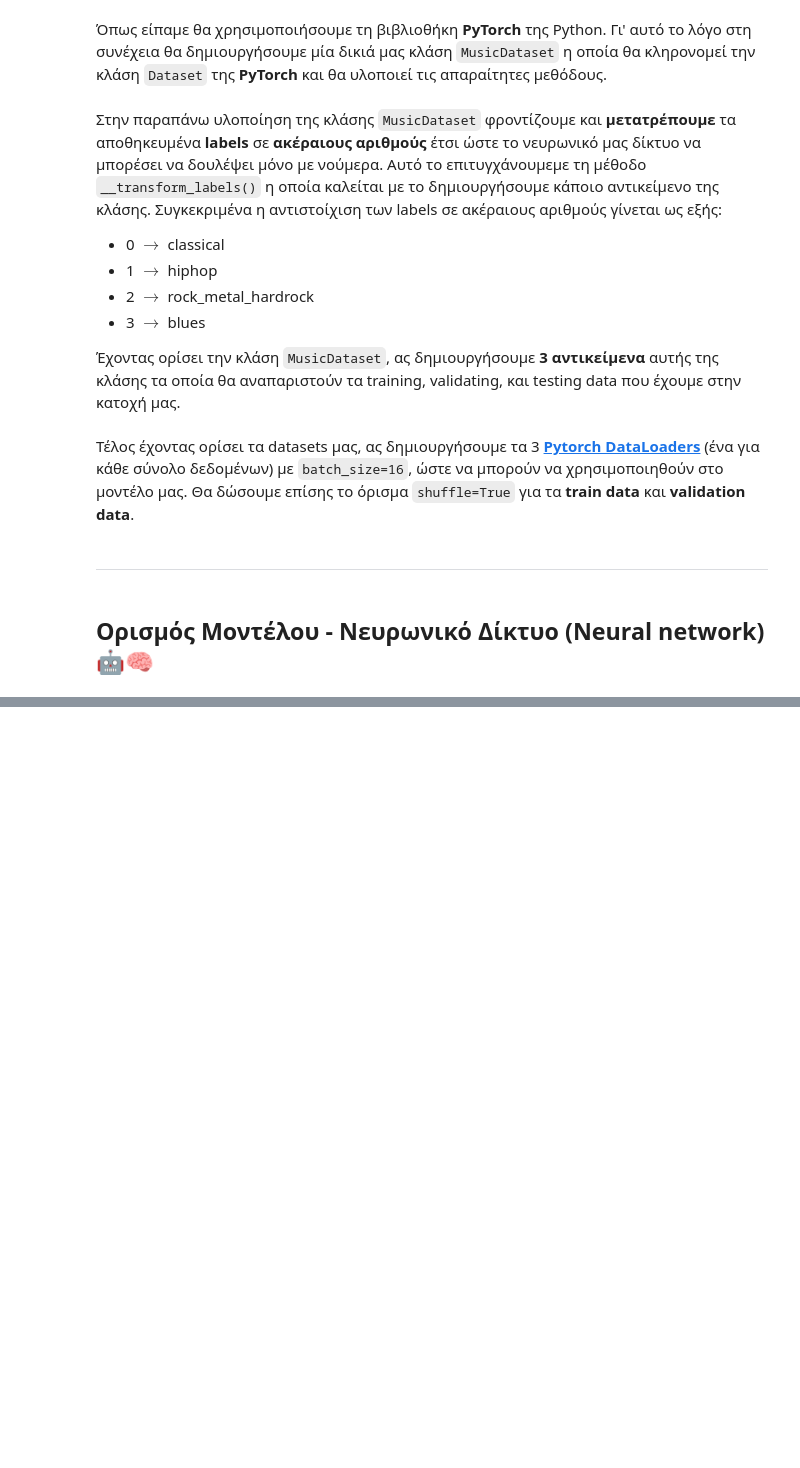
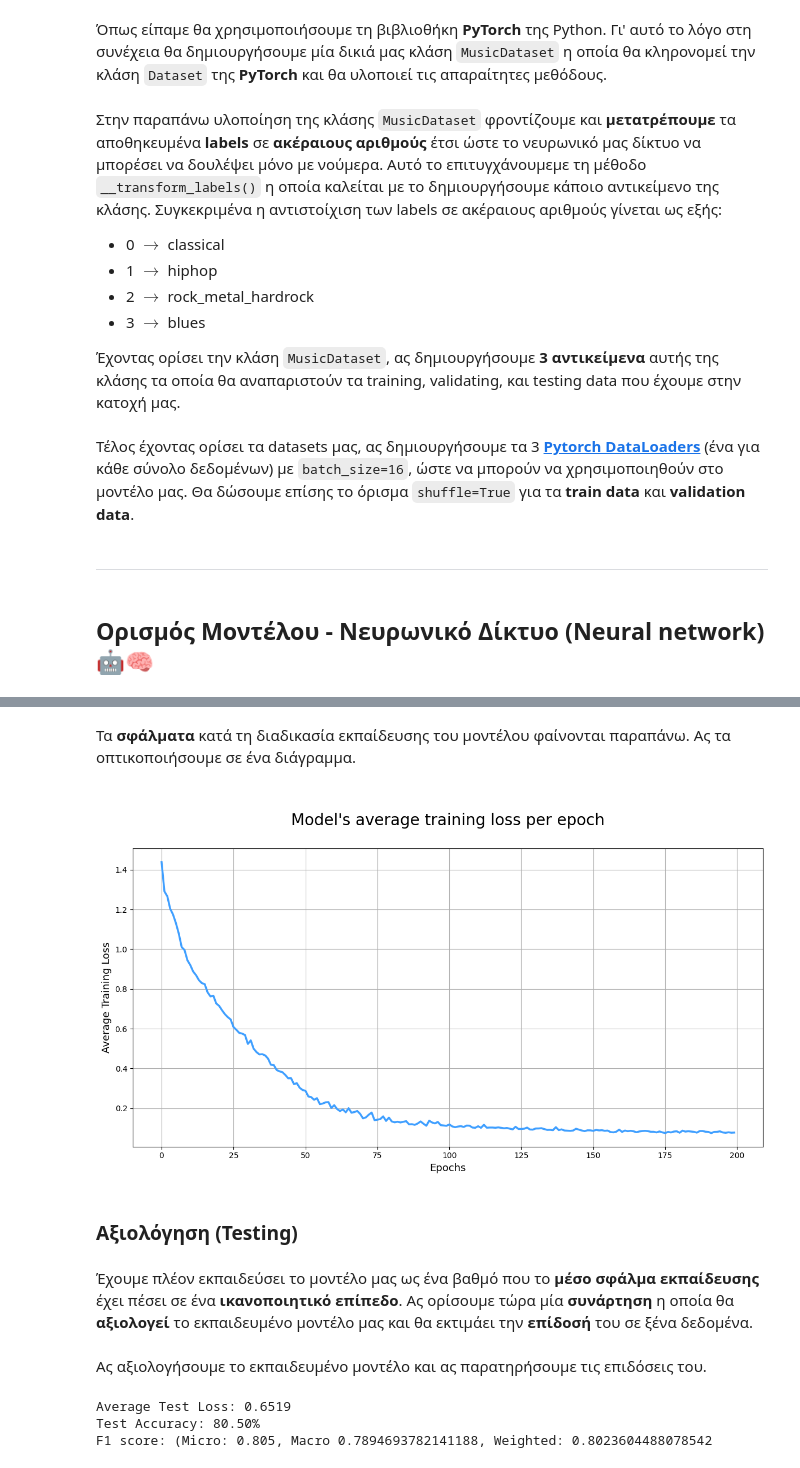
Before and after one commit to AntonisZks/Music-Category-Identifier, a Jupyter notebook: Notebooks/model_training.ipynb, the cells around one changed output, grey strips where cells are left out. Cells and saved outputs as stored; diff of their text form; code cells hidden in the pictures; blank space fills up the shorter version.

```diff
--- a/Notebooks/model_training.ipynb
+++ b/Notebooks/model_training.ipynb
@@ -221,0 +339,25 @@ test_dataloader = DataLoader(test_dataset, batch_size=16, shuffle=False)
+# %%
+import torch.nn as nn
+import torch.optim as optim
+
+initialize_seed() # Initialize the randomness seed
+
+training_losses = []
+
+music_model = CNN_Music_Identifier_Model().to(device) # Don't forget th move the model to the device
+
+epochs = 200
+learning_rate = 0.001
+optimizer = optim.SGD(music_model.parameters(), lr=learning_rate)
+loss_function = nn.CrossEntropyLoss()
+
+# Train the model for specific epochs
+print(f"Model Training Process started | Device used: {device}")
+for epoch in range(epochs):
+    music_model, train_loss = train_for_one_epoch(optimizer, train_dataloader, loss_function, music_model)
+    if (epoch + 1) % 50 == 0 or epoch == 0:
+        print(f"Epoch [{epoch + 1}/{epochs}] | Training Loss: {train_loss}")
+
+    training_losses.append(train_loss)
+
+print(f"Training Process Done.")
@@ -221,0 +372,25 @@ test_dataloader = DataLoader(test_dataset, batch_size=16, shuffle=False)
+# %% [markdown]
+Τα __σφάλματα__ κατά τη διαδικασία εκπαίδευσης του μοντέλου φαίνονται παραπάνω. Ας τα οπτικοποιήσουμε σε ένα διάγραμμα.
+# %%
+from matplotlib import pyplot as plt
+
+fig, ax = plt.subplots(figsize=(12, 7))
+ax.plot(
+    range(len(training_losses)), training_losses,
+    marker='.', markersize=0,
+    color=custom_hex_color('#3F9FFF'),
+    linewidth=2.5
+)
+ax.set_xlabel('Epochs', fontsize=13)
+ax.set_ylabel('Average Training Loss', fontsize=13)
+ax.set_title("\nModel's average training loss per epoch\n", fontsize=20)
+ax.grid(True)
+
+plt.tight_layout()
+plt.show()
+# %% [output]
+[figure, added]
+# %% [markdown]
+### Αξιολόγηση (Testing)
+# %% [markdown]
+Έχουμε πλέον εκπαιδεύσει το μοντέλο μας ως ένα βαθμό που το __μέσο σφάλμα εκπαίδευσης__ έχει πέσει σε ένα __ικανοποιητικό επίπεδο__. Ας ορίσουμε τώρα μία __συνάρτηση__ η οποία θα __αξιολογεί__ το εκπαιδευμένο μοντέλο μας και θα εκτιμάει την __επίδοσή__ του σε ξένα δεδομένα.
@@ -221,0 +452,14 @@ test_dataloader = DataLoader(test_dataset, batch_size=16, shuffle=False)
+# %% [markdown]
+Ας αξιολογήσουμε το εκπαιδευμένο μοντέλο και ας παρατηρήσουμε τις επιδόσεις του.
+# %%
+# Test the model
+average_test_loss, accuracy, conf_matrix, F1_score = test_model(test_dataloader, loss_function, music_model)
+
+# Print the results
+print(f'Average Test Loss: {average_test_loss:.4f}')
+print(f'Test Accuracy: {accuracy * 100:.2f}%')
+print(f'F1 score: {F1_score}')
+# %% [output]
+Average Test Loss: 0.6519
+Test Accuracy: 80.50%
+F1 score: (Micro: 0.805, Macro 0.7894693782141188, Weighted: 0.8023604488078542
```
Also changed, not shown: parts of 40 cells of this notebook.
